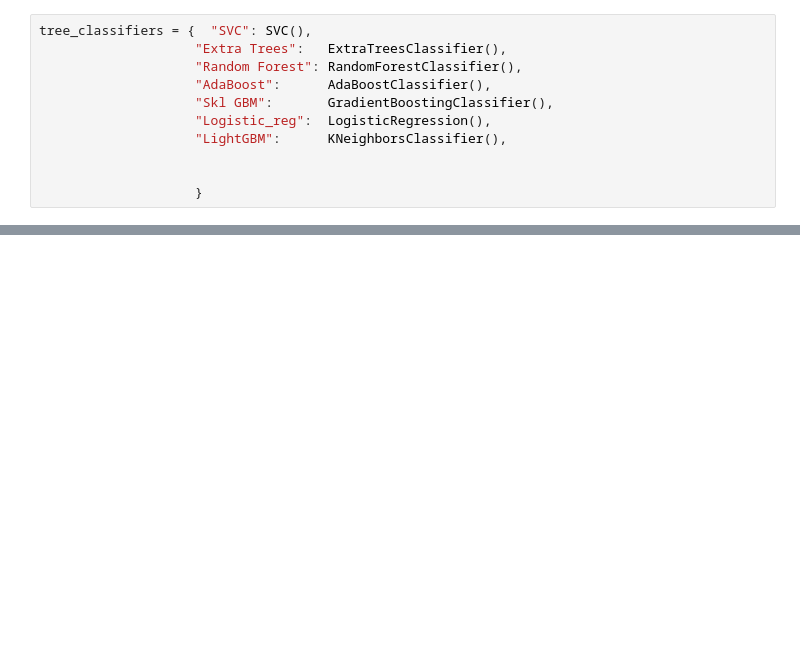
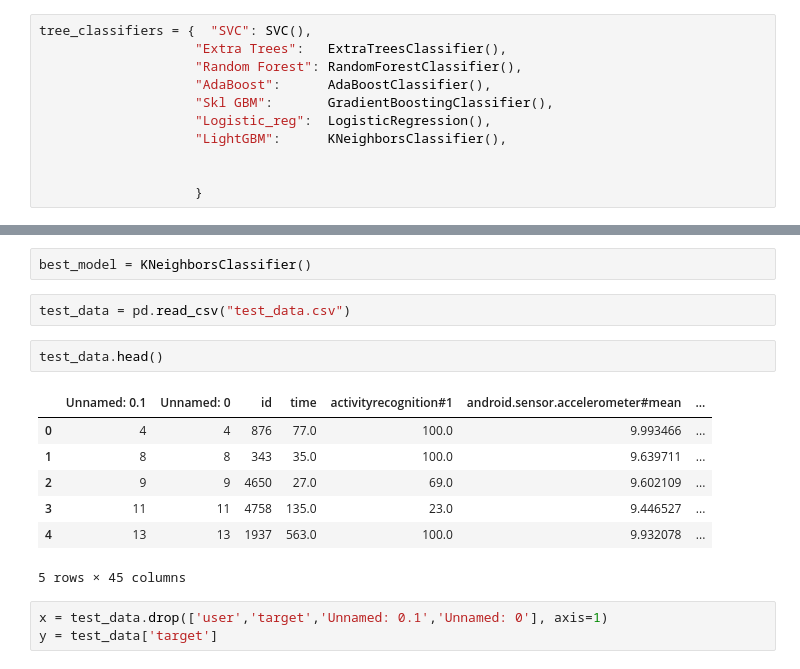
Before and after one commit to Islompulatov/Build_week_2, a Jupyter notebook: final_model.ipynb, the cells around one changed output, grey strips where cells are left out. Drawn from its saved outputs; the diff is of its cells as text; blank space fills up the shorter version.

```diff
--- a/final_model.ipynb
+++ b/final_model.ipynb
@@ -92,0 +93,17 @@ Please also refer to the documentation for alternative solver options:
+# %%
+best_model = KNeighborsClassifier()
+# %%
+test_data = pd.read_csv("test_data.csv")
+# %%
+test_data.head()
+# %% [output]
+|  | Unnamed: 0.1 | Unnamed: 0 | id | time | activityrecognition#1 | android.sensor.accelerometer#mean | ... |
+| 0 | 4 | 4 | 876 | 77.0 | 100.0 | 9.993466 | ... |
+| 1 | 8 | 8 | 343 | 35.0 | 100.0 | 9.639711 | ... |
+| 2 | 9 | 9 | 4650 | 27.0 | 69.0 | 9.602109 | ... |
+| 3 | 11 | 11 | 4758 | 135.0 | 23.0 | 9.446527 | ... |
+| 4 | 13 | 13 | 1937 | 563.0 | 100.0 | 9.932078 | ... |
+5 rows × 45 columns
+# %%
+x = test_data.drop(['user','target','Unnamed: 0.1','Unnamed: 0'], axis=1)
+y = test_data['target']
```
Also changed, not shown: parts of 4 cells of this notebook.
